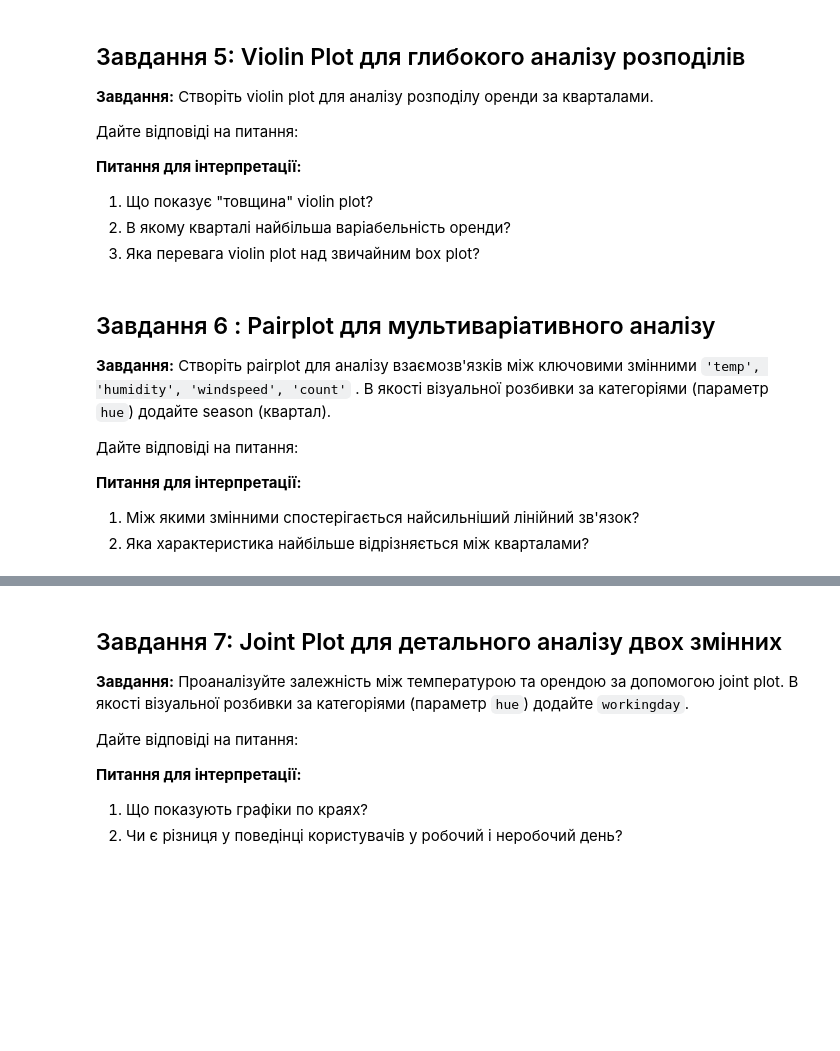
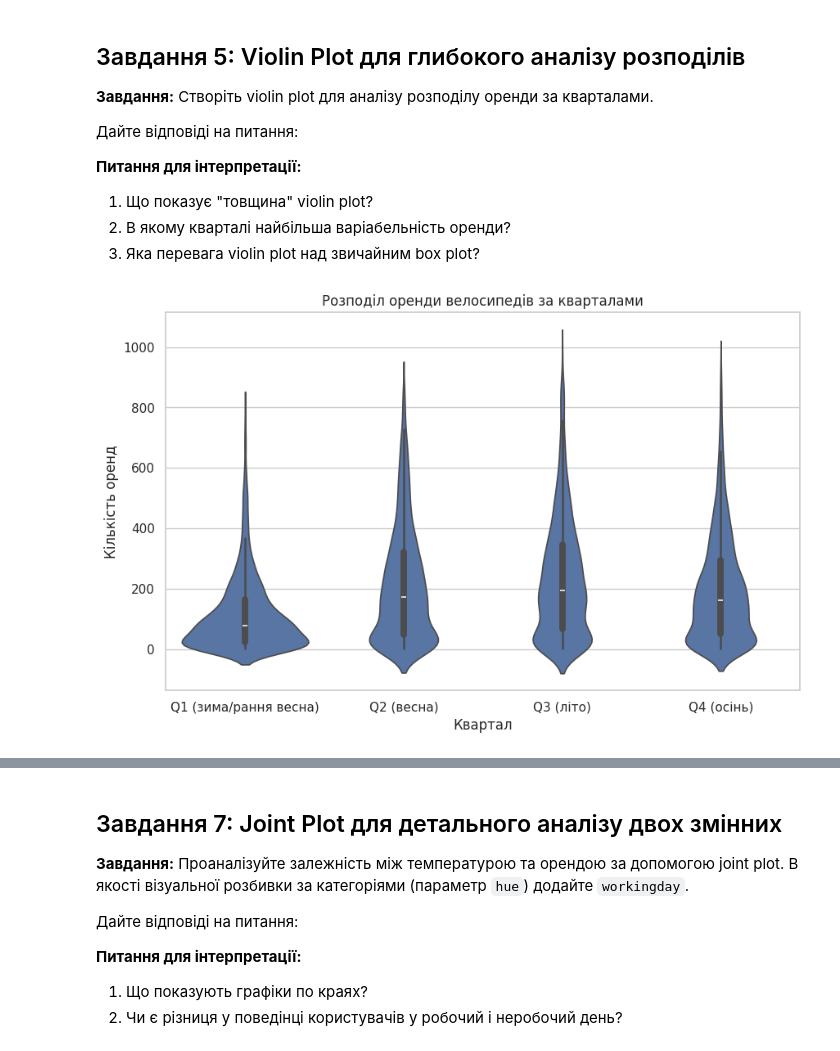
Before and after one commit to zaporozhetsalena/My-first-project, a Jupyter notebook: HW_11_3_Статистичні_візуалізації_з_Seaborn.ipynb, the cells around one changed output, grey strips where cells are left out. Drawn from its saved outputs; the diff is of its cells as text; code cells hidden in the pictures; blank space fills up the shorter version.

```diff
--- a/HW_11_3_Статистичні_візуалізації_з_Seaborn.ipynb
+++ b/HW_11_3_Статистичні_візуалізації_з_Seaborn.ipynb
@@ -180,14 +287,29 @@ plt.show()
 1. Що показує "товщина" violin plot?
 2. В якому кварталі найбільша варіабельність оренди?
 3. Яка перевага violin plot над звичайним box plot?
-# %% [markdown]
-## Завдання 6 : Pairplot для мультиваріативного аналізу
-
-**Завдання:**
-Створіть pairplot для аналізу взаємозв'язків між ключовими змінними `'temp', 'humidity', 'windspeed', 'count'` . В якості візуальної розбивки за категоріями (параметр `hue`) додайте season (квартал).
-
-Дайте відповіді на питання:
-
-**Питання для інтерпретації:**
-1. Між якими змінними спостерігається найсильніший лінійний зв'язок?
-2. Яка характеристика найбільше відрізняється між кварталами?
+# %%
+# (за бажанням — підписи кварталів)
+season_labels = {
+    1: 'Q1 (зима/рання весна)',
+    2: 'Q2 (весна)',
+    3: 'Q3 (літо)',
+    4: 'Q4 (осінь)'
+}
+df['season_label'] = df['season'].map(season_labels)
+
+plt.figure(figsize=(10,6))
+
+sns.violinplot(
+    data=df,
+    x='season_label',   # або просто 'season'
+    y='count',
+    inner='box'         # маленький boxplot всередині
+)
+
+plt.title("Розподіл оренди велосипедів за кварталами")
+plt.xlabel("Квартал")
+plt.ylabel("Кількість оренд")
+
+plt.show()
+# %% [output]
+[figure, added]
```
Also changed, not shown: parts of 11 cells of this notebook.
